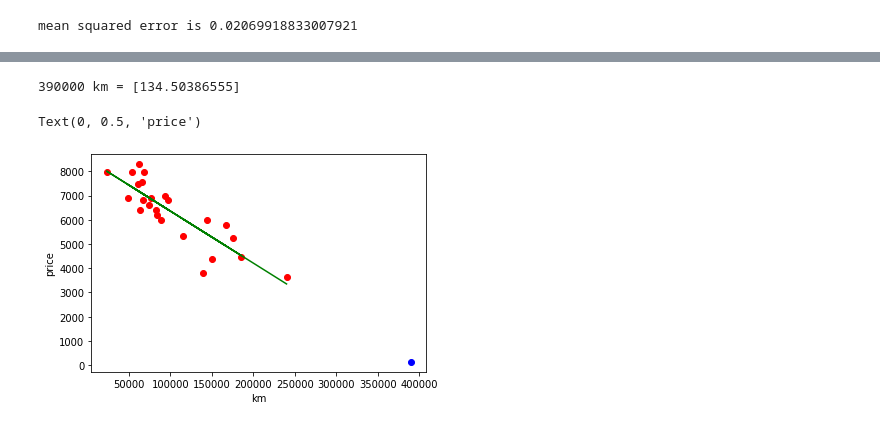
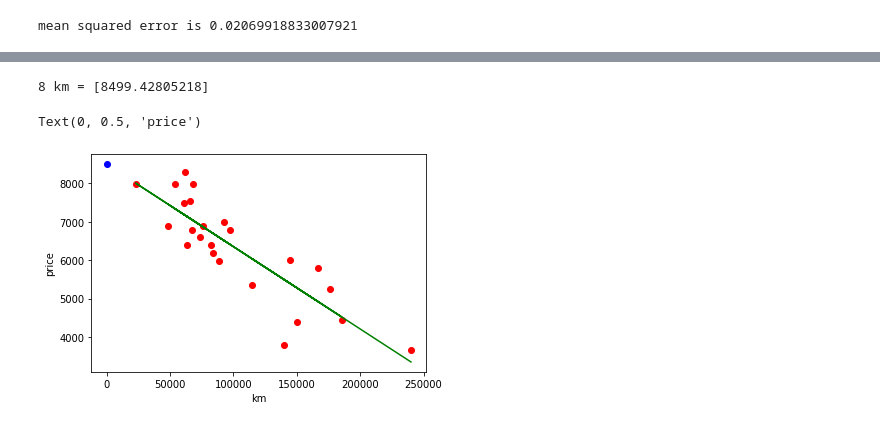
Before and after one commit to AoedeFeuer/ft_linear_regression, a Jupyter notebook: ft_lin_reg.ipynb, the cells around one changed output, grey strips where cells are left out. Saved outputs shown, nothing was run; the diff lists cells and outputs as text; code cells hidden in the pictures.

```diff
--- a/ft_lin_reg.ipynb
+++ b/ft_lin_reg.ipynb
@@ -194,13 +162,15 @@ MSE 0.020699188330079207
 # %%
-k=390000#  5990
+k=8
+if (k < 0 or k > 390000):
+    raise SystemExit("INVALID KM - TOO LARGE OR TOO SMALL")
 p=ft_min_max_denorm(minmaxPr, predict_price(theta, ft_min_max_norm(minmaxKm, k)))
 print(k, "km =", p)
 plt.scatter(km,price,color = 'red')
 plt.plot(km,price_lenreg,color = 'green')
 plt.scatter(k,p,color = 'blue')
 plt.xlabel("km")
 plt.ylabel("price")
 # %% [output]
-390000 km = [134.50386555]
+8 km = [8499.42805218]
 Text(0, 0.5, 'price')
-[figure, old version]
+[figure, new version]
```
Also changed, not shown: parts of 2 cells of this notebook, 1 other file.
